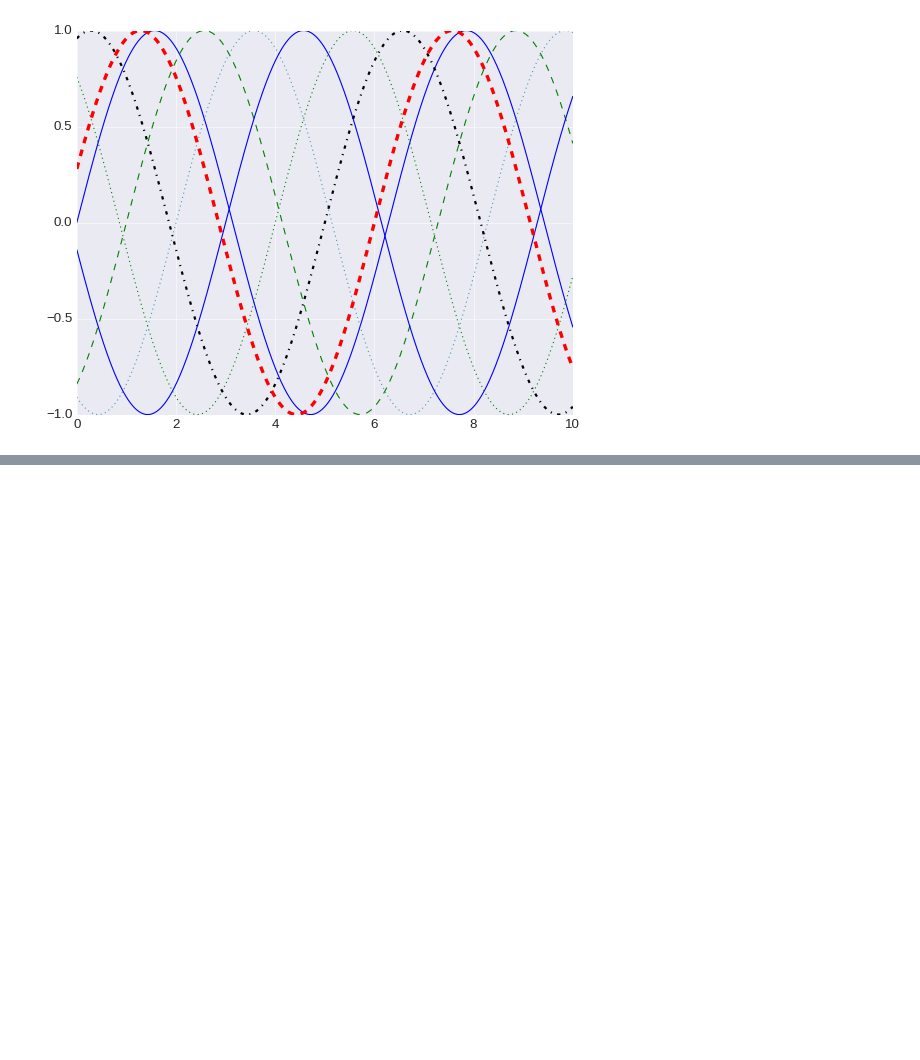
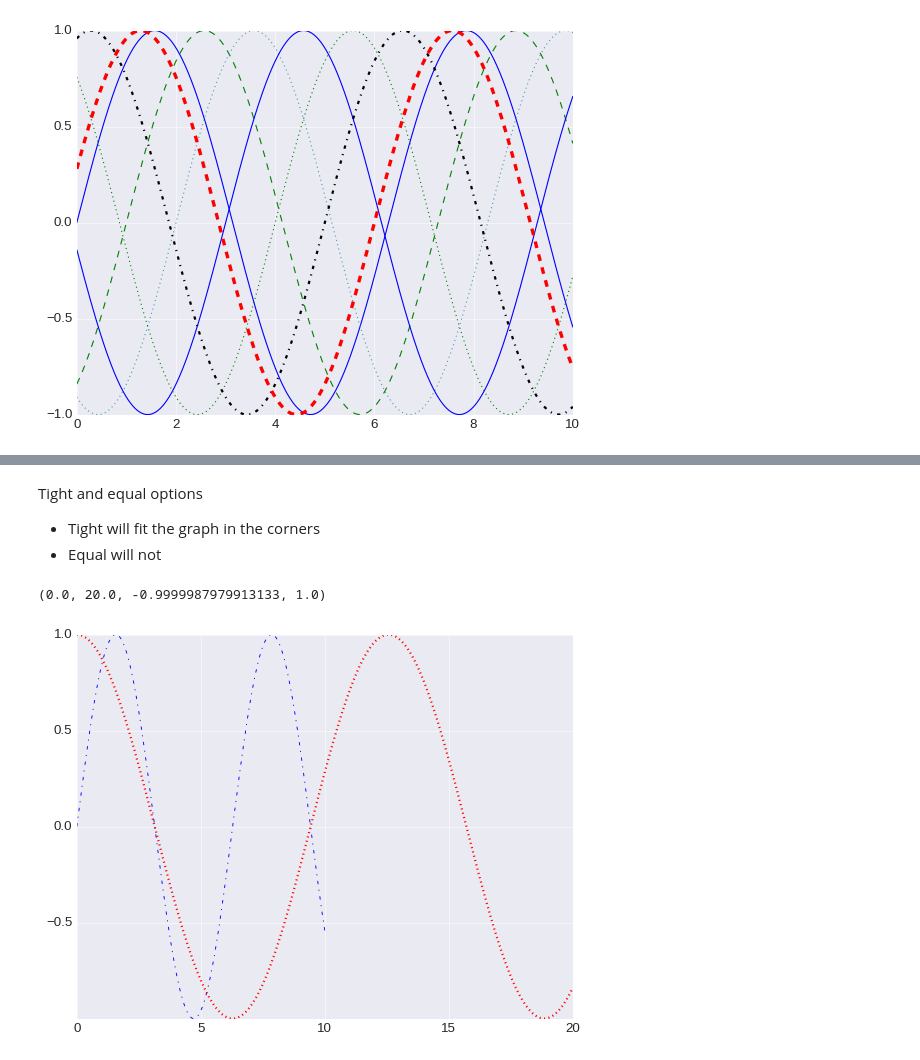
Before and after one commit to tarsojabbes/data-visualization, a Jupyter notebook: Matplotlib.ipynb, the cells around one changed output, grey strips where cells are left out. Cells and saved outputs as stored; diff of their text form; code cells hidden in the pictures; blank space fills up the shorter version.

```diff
--- a/Matplotlib.ipynb
+++ b/Matplotlib.ipynb
@@ -65,0 +85,12 @@ ax.plot(x, np.sin(x-6), "--r", linewidth=3)
+# %% [markdown]
+Tight and equal options
+
+- Tight will fit the graph in the corners
+- Equal will not
+# %%
+plt.plot(x, np.sin(x), '-.b', linewidth=0.8)
+plt.plot(2*x, np.cos(x), ':r', linewidth=2)
+plt.axis('tight')
+# %% [output]
+(0.0, 20.0, -0.9999987979913133, 1.0)
+[figure, added]
```
Also changed, not shown: parts of 10 cells of this notebook.
